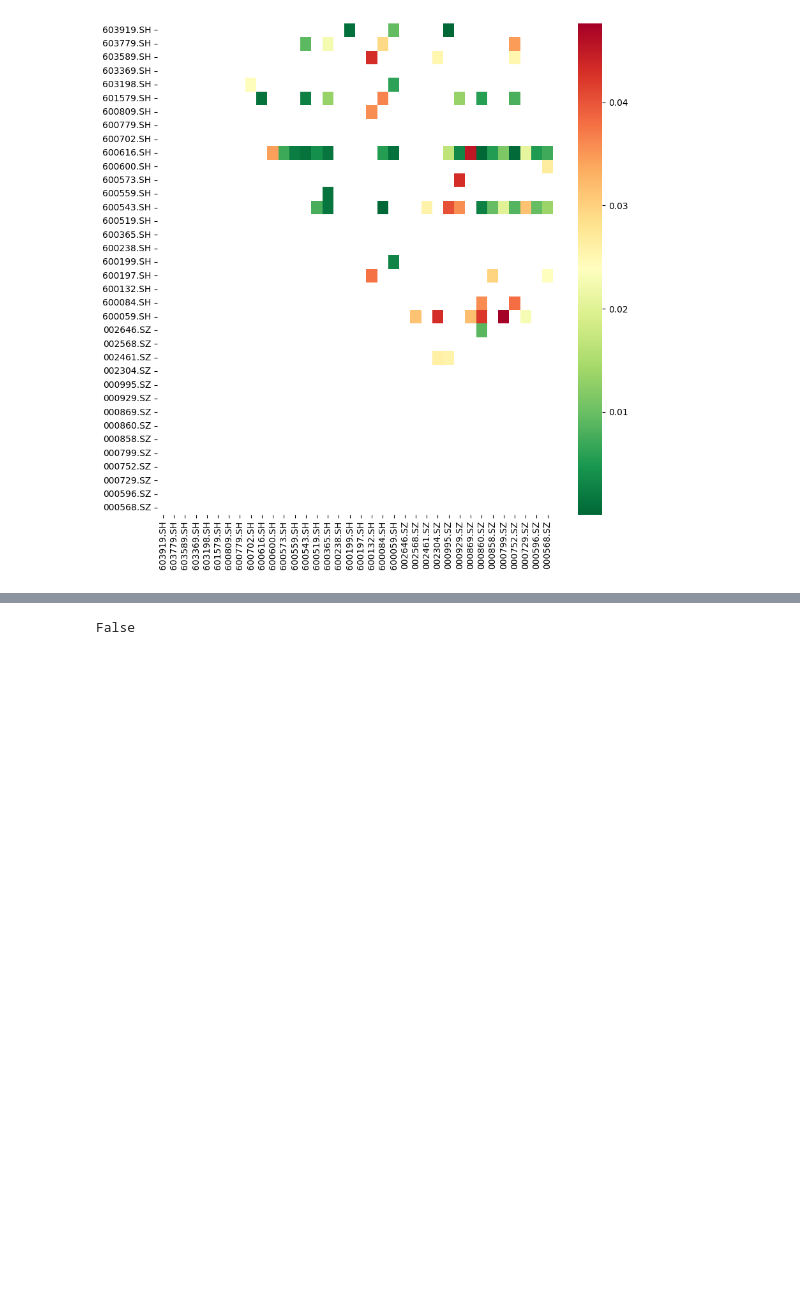
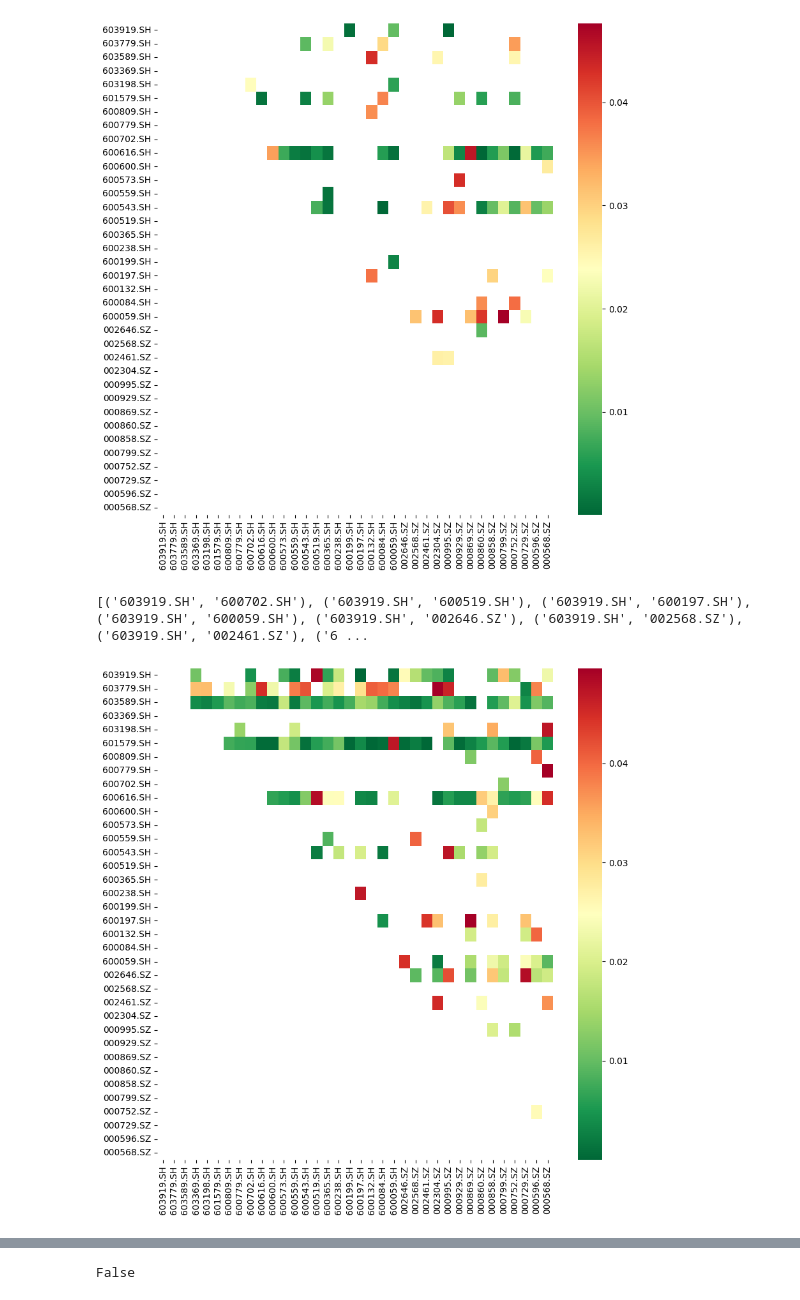
Before and after one commit to waikho/MADS_Capstone, a Jupyter notebook: RL/Pair_Trading_DQN.ipynb, the cells around one changed output, grey strips where cells are left out. Drawn from its saved outputs; the diff is of its cells as text; code cells hidden in the pictures; blank space fills up the shorter version.

```diff
--- a/RL/Pair_Trading_DQN.ipynb
+++ b/RL/Pair_Trading_DQN.ipynb
@@ -657,3 +659,13 @@ print(pairs)
 # %% [output]
 [('603919.SH', '600059.SH'), ('603779.SH', '600543.SH'), ('603779.SH', '600365.SH'), ('603589.SH', '002304.SZ'), ('603198.SH', '600059.SH'), ('601579.SH', '600543.SH'), ('600616.SH', '600543.SH'), ('6 ...
 [figure]
+# %%
+traindf = df.loc[df.index[0]: df.index[0] + relativedelta(years=7) - datetime.timedelta(days=1)].dropna(axis=1, how='all')
+traintickers = traindf.columns
+_, trainpval, _, trainpairs = find_cointegrated_pairs(traindf)
+fig, ax = plt.subplots(figsize=(10,10))
+seaborn.heatmap(trainpval, xticklabels=traintickers, yticklabels=traintickers, cmap='RdYlGn_r', mask=(trainpval >= 0.05))
+print(trainpairs)
+# %% [output]
+[('603919.SH', '600702.SH'), ('603919.SH', '600519.SH'), ('603919.SH', '600197.SH'), ('603919.SH', '600059.SH'), ('603919.SH', '002646.SZ'), ('603919.SH', '002568.SZ'), ('603919.SH', '002461.SZ'), ('6 ...
+[figure, added]
```
Also changed, not shown: parts of 13 cells of this notebook, 5 other files.
